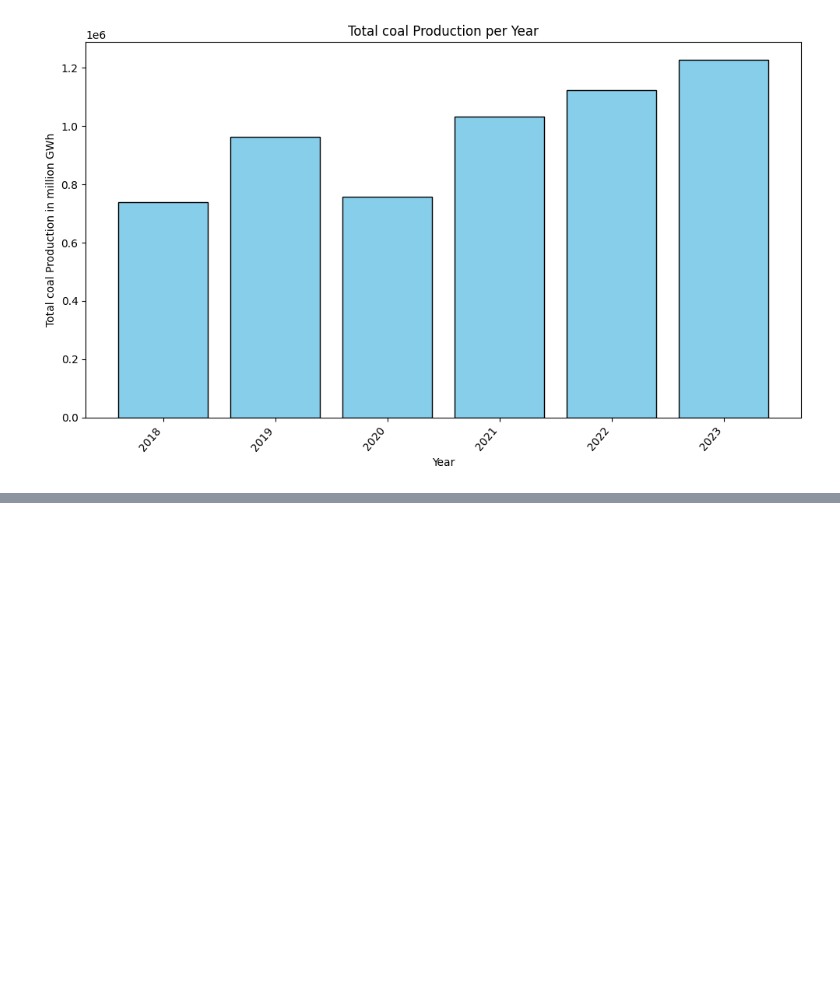
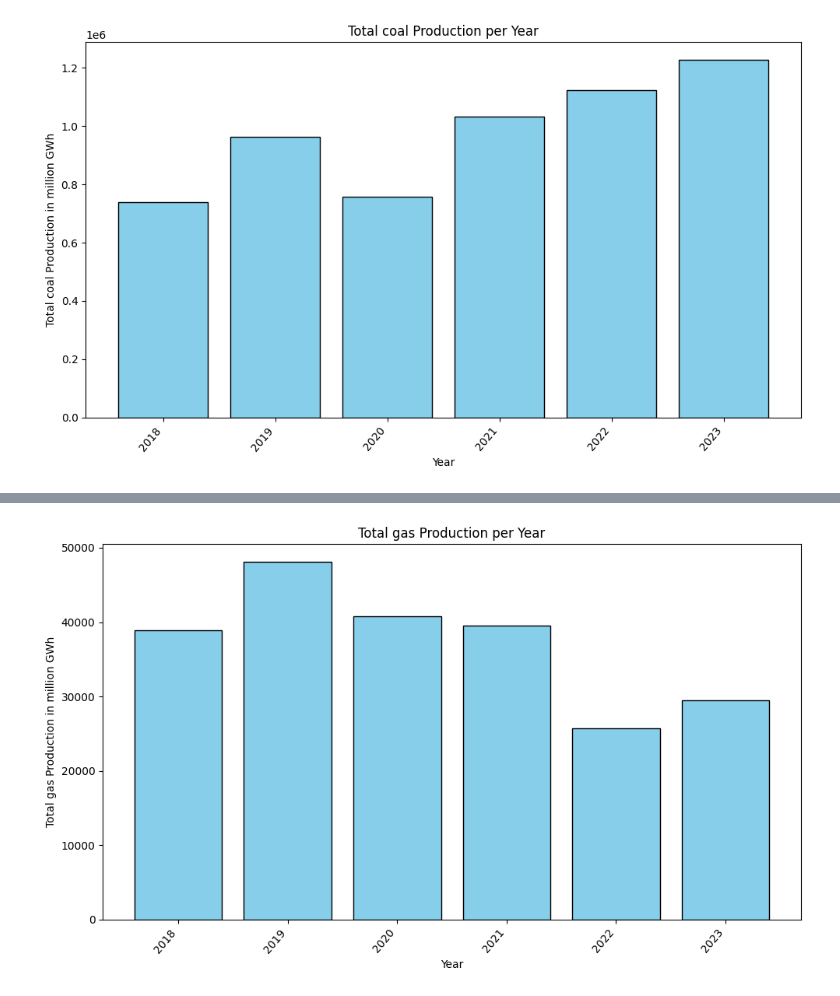
Before and after one commit to jayantxchauhan/India-Energy-Analytics-Model, a Jupyter notebook: ANALYSIS_2.ipynb, the cells around one changed output, grey strips where cells are left out. Cells and saved outputs as stored; diff of their text form; code cells hidden in the pictures; blank space fills up the shorter version.

```diff
--- a/ANALYSIS_2.ipynb
+++ b/ANALYSIS_2.ipynb
@@ -61,3 +61,24 @@ plot.tight_layout()
 plot.show()
 # %% [output]
 [figure]
+# %%
+ap1=df[['yyyymmdd','CEA.DGR.GAS']]
+
+ap1=ap1.drop(index=range(0,275))
+
+
+# Convert the date column to datetime format
+df['yyyymmdd'] = pd.to_datetime(df['yyyymmdd'], format='%Y%m%d')
+
+# Extract the year from the date
+df['year'] = df['yyyymmdd'].dt.year
+
+# Group by the year and sum the values
+yearly_sum1 = df.groupby('year')['CEA.DGR.GAS'].sum().reset_index()
+
+# Rename the columns for clarity
+yearly_sum1.columns = ['year', 'total_value']
+
+# Display the resulting DataFrame
+yearly_sum1=yearly_sum1.drop(index=6)
+print(yearly_sum1)
@@ -63,0 +93,12 @@ plot.show()
+# %%
+
+plot.figure(figsize=(10, 6))
+plot.bar(yearly_sum1['year'], yearly_sum1['total_value'], color='skyblue', edgecolor='black')
+plot.xlabel('Year')
+plot.ylabel('Total gas Production in GWh')
+plot.title('Total gas Production per Year')
+plot.xticks(rotation=50, ha='right')
+plot.tight_layout()
+plot.show()
+# %% [output]
+[figure, added]
```
Also changed, not shown: parts of 4 cells of this notebook.
